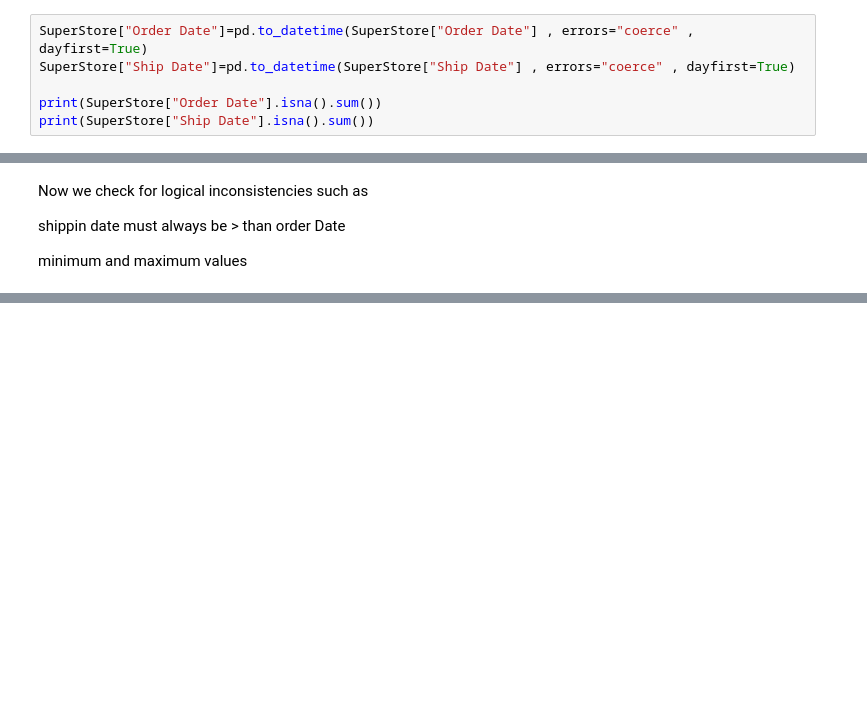
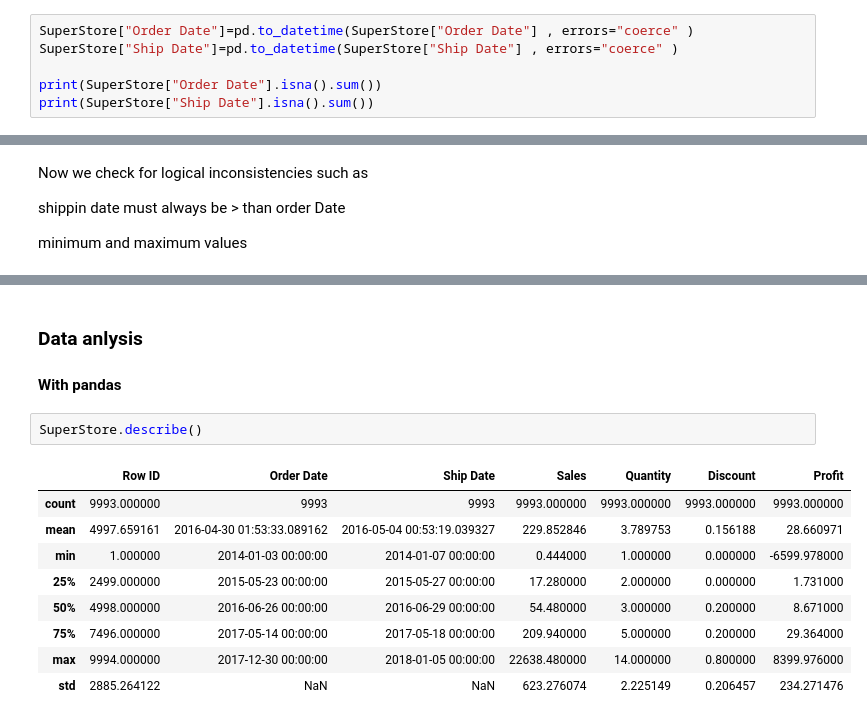
Before and after one commit to rabe156/Superstore-Dataset-analysis, a Jupyter notebook: notebooks/superstore_analysis.ipynb, the cells around one changed output, grey strips where cells are left out. Saved outputs shown, nothing was run; the diff lists cells and outputs as text; blank space fills up the shorter version.

```diff
--- a/notebooks/superstore_analysis.ipynb
+++ b/notebooks/superstore_analysis.ipynb
@@ -279,7 +292,7 @@ Index: []
 we will turn the dates from strings to datetime object so the manipulation is easiere
 # %%
-SuperStore["Order Date"]=pd.to_datetime(SuperStore["Order Date"] , errors="coerce" , dayfirst=True)
-SuperStore["Ship Date"]=pd.to_datetime(SuperStore["Ship Date"] , errors="coerce" , dayfirst=True)
+SuperStore["Order Date"]=pd.to_datetime(SuperStore["Order Date"] , errors="coerce" )
+SuperStore["Ship Date"]=pd.to_datetime(SuperStore["Ship Date"] , errors="coerce" )
 
 print(SuperStore["Order Date"].isna().sum())
 print(SuperStore["Ship Date"].isna().sum())
@@ -329,0 +345,16 @@ memory usage: 1.7 MB
+# %% [markdown]
+### Data anlysis
+
+#### With pandas
+# %%
+SuperStore.describe()
+# %% [output]
+|  | Row ID | Order Date | Ship Date | Sales | Quantity | Discount | Profit |
+| count | 9993.000000 | 9993 | 9993 | 9993.000000 | 9993.000000 | 9993.000000 | 9993.000000 |
+| mean | 4997.659161 | 2016-04-30 01:53:33.089162 | 2016-05-04 00:53:19.039327 | 229.852846 | 3.789753 | 0.156188 | 28.660971 |
+| min | 1.000000 | 2014-01-03 00:00:00 | 2014-01-07 00:00:00 | 0.444000 | 1.000000 | 0.000000 | -6599.978000 |
+| 25% | 2499.000000 | 2015-05-23 00:00:00 | 2015-05-27 00:00:00 | 17.280000 | 2.000000 | 0.000000 | 1.731000 |
+| 50% | 4998.000000 | 2016-06-26 00:00:00 | 2016-06-29 00:00:00 | 54.480000 | 3.000000 | 0.200000 | 8.671000 |
+| 75% | 7496.000000 | 2017-05-14 00:00:00 | 2017-05-18 00:00:00 | 209.940000 | 5.000000 | 0.200000 | 29.364000 |
+| max | 9994.000000 | 2017-12-30 00:00:00 | 2018-01-05 00:00:00 | 22638.480000 | 14.000000 | 0.800000 | 8399.976000 |
+| std | 2885.264122 | NaN | NaN | 623.276074 | 2.225149 | 0.206457 | 234.271476 |
```
Also changed, not shown: parts of 26 cells of this notebook.
